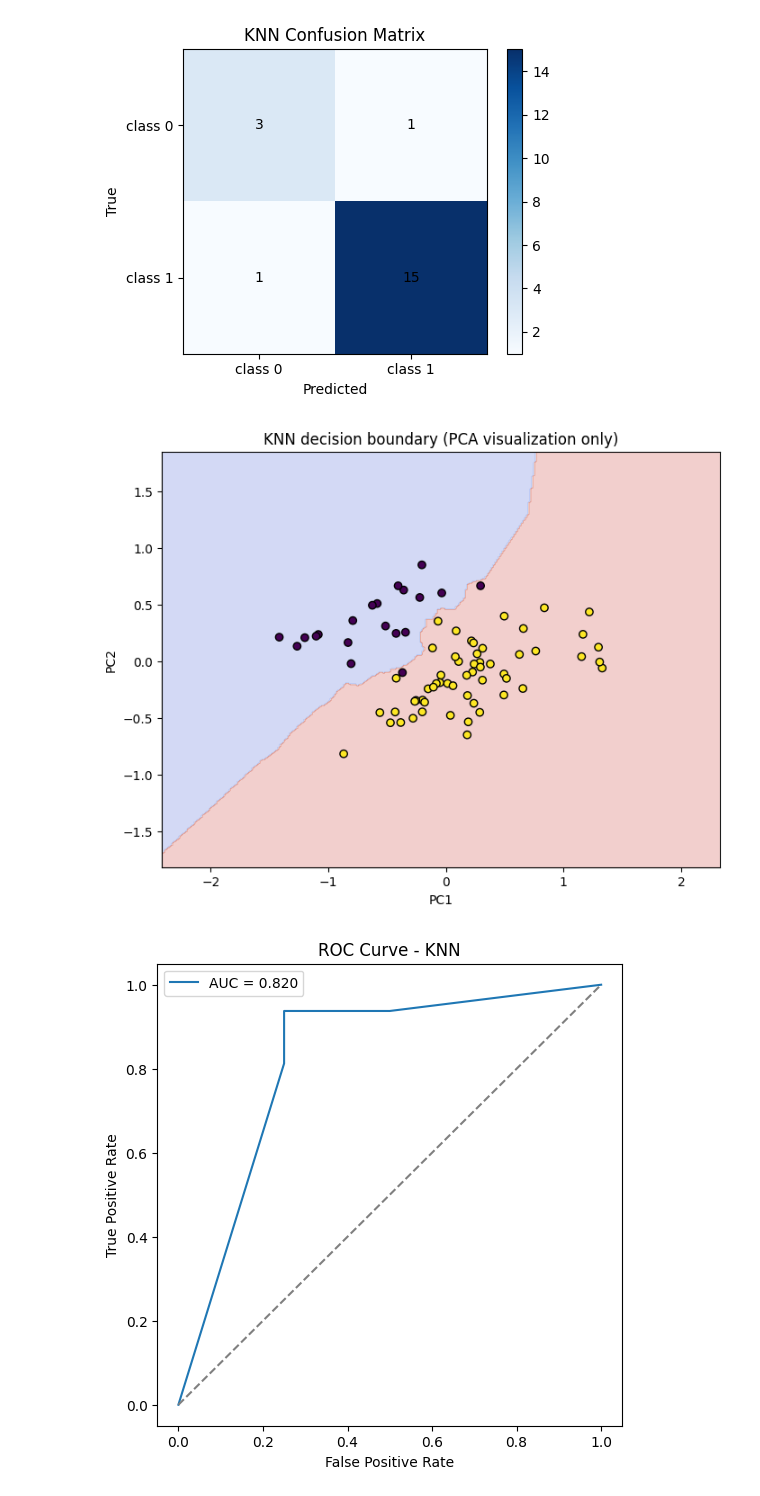
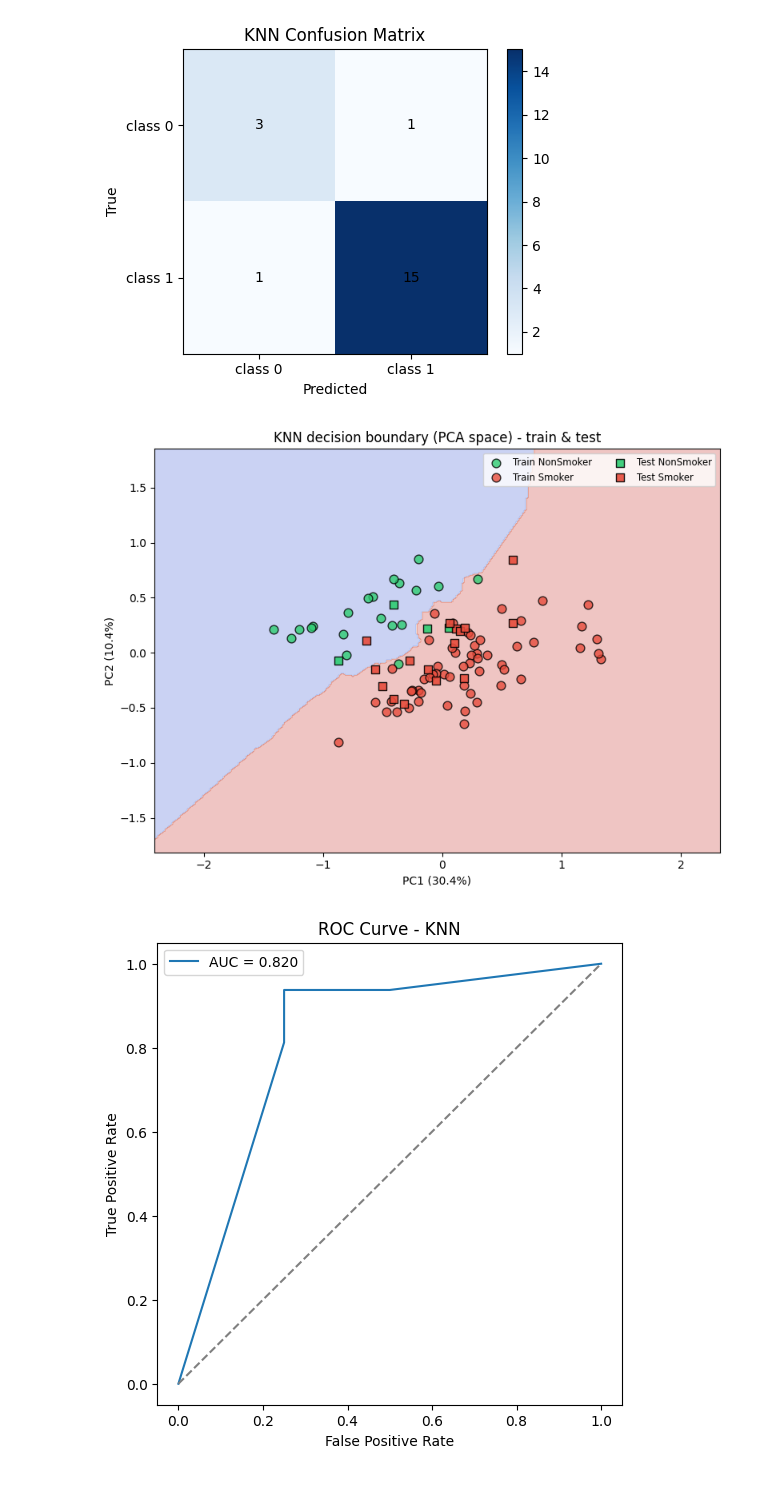
Before and after one commit to patinoboh/bioinformatika, a Jupyter notebook: project/project.ipynb, the cells around one changed output. Drawn from its saved outputs; the diff is of its cells as text; code cells hidden in the pictures.

```diff
--- a/project/project.ipynb
+++ b/project/project.ipynb
@@ -803,7 +898,7 @@ plt.show()
 # %% [output]
 [figure]
 # %%
-from sklearn.decomposition import PCA
+"""from sklearn.decomposition import PCA
 
 pca = PCA(n_components=2)
 
@@ -819,34 +914,86 @@ import numpy as np
 x_min, x_max = X_train_2d[:, 0].min() - 1, X_train_2d[:, 0].max() + 1
 y_min, y_max = X_train_2d[:, 1].min() - 1, X_train_2d[:, 1].max() + 1
 
 xx, yy = np.meshgrid(
     np.linspace(x_min, x_max, 300),
     np.linspace(y_min, y_max, 300)
 )
 
 grid = np.column_stack([xx.ravel(), yy.ravel()])
 grid = grid.astype(float)
 
 Z = knn_vis.predict(grid)
 Z = np.asarray(Z, dtype=float).reshape(xx.shape)
 
 plt.figure(figsize=(8, 6))
 
 plt.contourf(xx, yy, Z, alpha=0.25, cmap="coolwarm")
 
 plt.scatter(
     X_train_2d[:, 0],
     X_train_2d[:, 1],
     c=y_train_enc,
     edgecolor="k"
 )
 
 plt.title("KNN decision boundary (PCA visualization only)")
 plt.xlabel("PC1")
 plt.ylabel("PC2")
+plt.show()"""
+
+from sklearn.decomposition import PCA
+
+pca = PCA(n_components=2)
+X_train_2d = pca.fit_transform(X_train_scaled)
+X_test_2d = pca.transform(X_test_scaled)
+
+knn_vis = KNeighborsClassifier(n_neighbors=5)
+knn_vis.fit(X_train_2d, y_train_enc)
+
+y_test_enc = le.transform(y_test)
+
+# build grid over combined train+test range
+X_2d_all = np.vstack([X_train_2d, X_test_2d])
+x_min, x_max = X_2d_all[:, 0].min() - 1, X_2d_all[:, 0].max() + 1
+y_min, y_max = X_2d_all[:, 1].min() - 1, X_2d_all[:, 1].max() + 1
+xx, yy = np.meshgrid(
+    np.linspace(x_min, x_max, 300),
+    np.linspace(y_min, y_max, 300)
+)
+
+Z = np.asarray(knn_vis.predict(np.c_[xx.ravel(), yy.ravel()]), dtype=float).reshape(xx.shape)
+
+plt.figure(figsize=(8, 6))
+plt.contourf(xx, yy, Z, alpha=0.3, cmap='coolwarm')
+
+colors = {le.classes_[0]: '#2ecc71', le.classes_[1]: '#e74c3c'}
+
+# train points — circles
+for cls_idx, cls_label in enumerate(le.classes_):
+    idx = (y_train_enc == cls_idx)
+    plt.scatter(
+        X_train_2d[idx, 0], X_train_2d[idx, 1],
+        c=colors[cls_label], label=f'Train {cls_label}',
+        marker='o', edgecolor='k', s=60, alpha=0.8
+    )
+
+# test points — squares
+for cls_idx, cls_label in enumerate(le.classes_):
+    idx = (y_test_enc == cls_idx)
+    plt.scatter(
+        X_test_2d[idx, 0], X_test_2d[idx, 1],
+        c=colors[cls_label], label=f'Test {cls_label}',
+        marker='s', edgecolor='k', s=60, alpha=0.9
+    )
+
+plt.xlabel(f'PC1 ({pca.explained_variance_ratio_[0]*100:.1f}%)')
+plt.ylabel(f'PC2 ({pca.explained_variance_ratio_[1]*100:.1f}%)')
+plt.title('KNN decision boundary (PCA space) - train & test')
+plt.legend(ncol=2, fontsize='small')
+plt.tight_layout()
 plt.show()
 # %% [output]
-[figure, old version]
+[figure, new version]
 # %%
 from sklearn.metrics import roc_curve, auc
 import matplotlib.pyplot as plt
```
Also changed, not shown: parts of 4 cells of this notebook, 1 other file.
